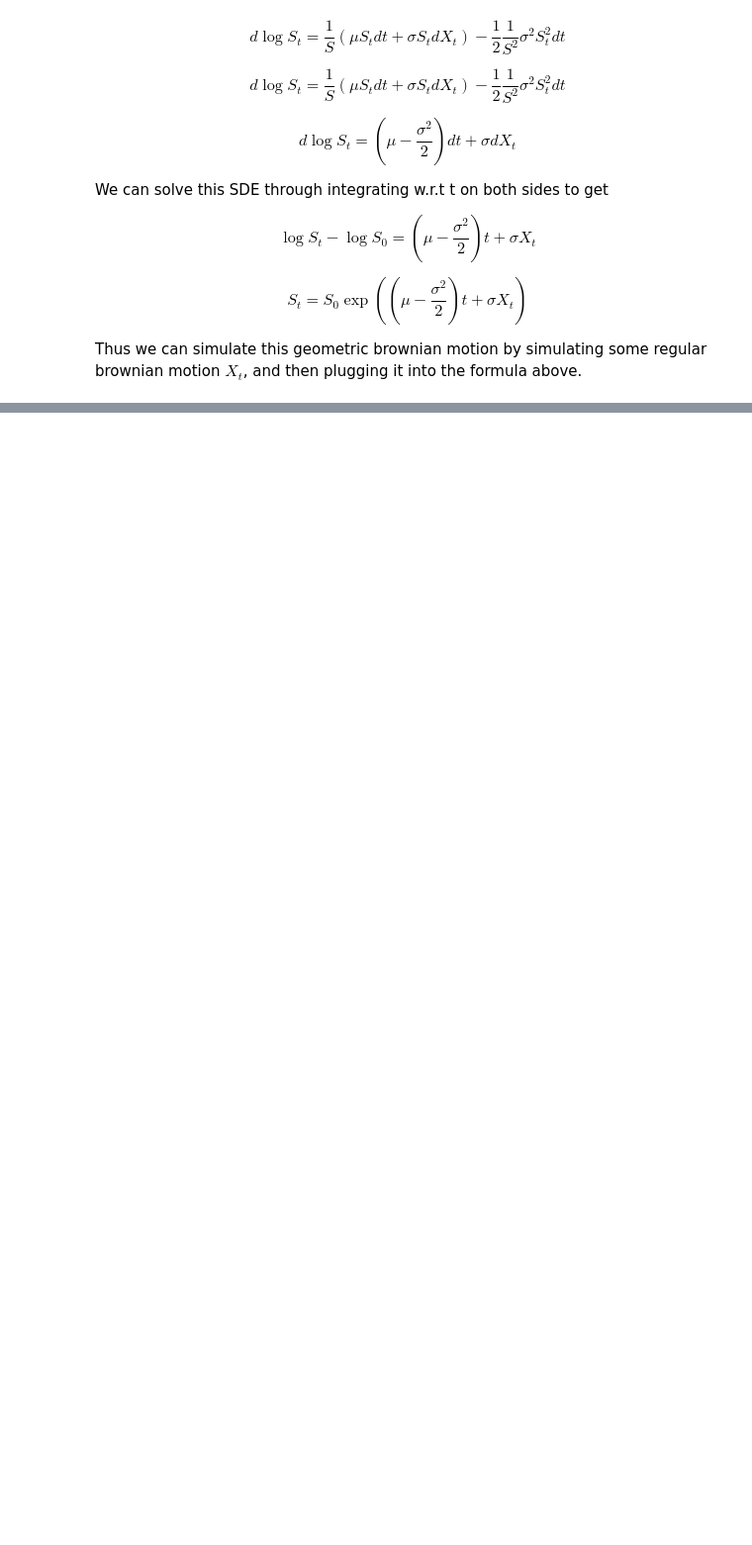
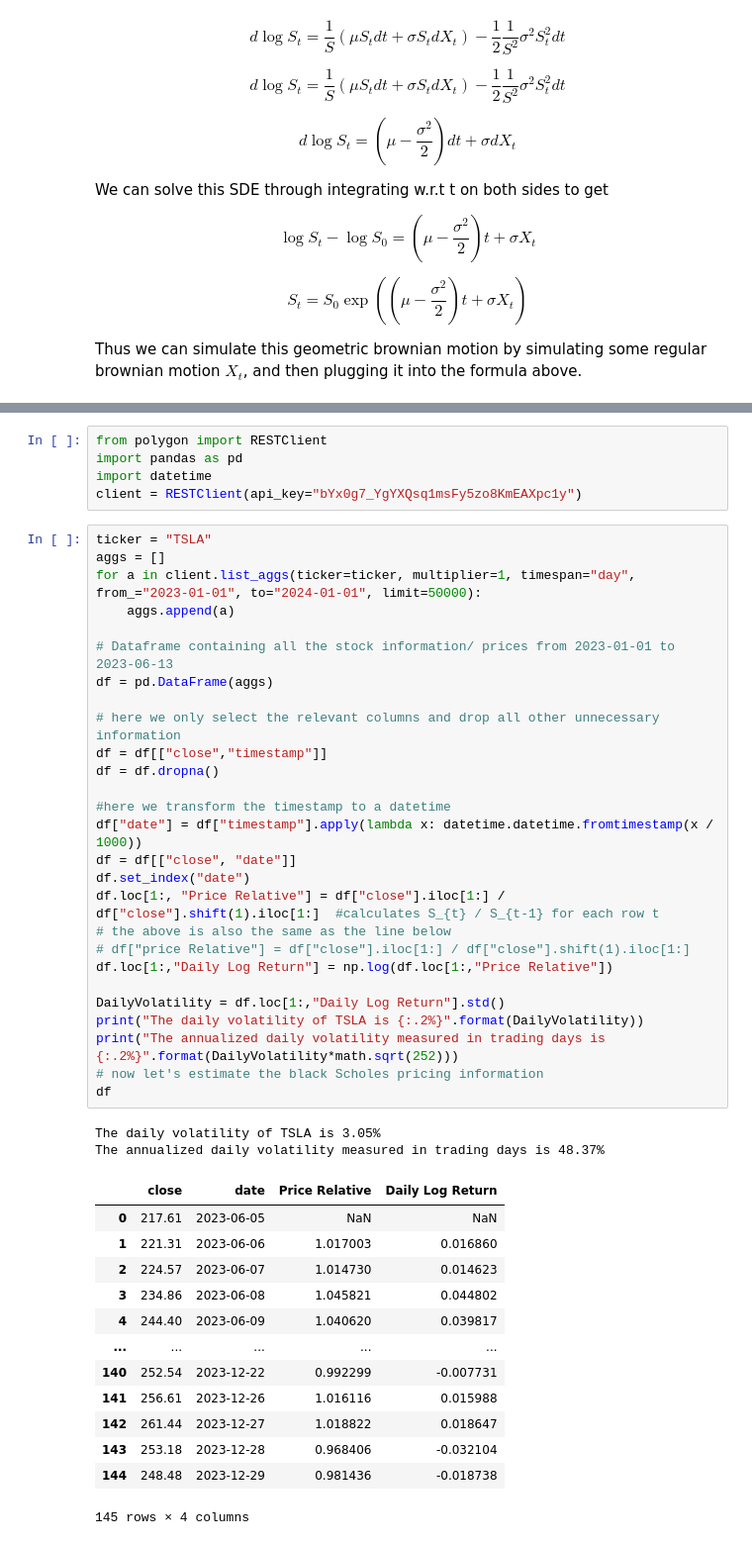
Before and after one commit to MarwanBit/Binomial-Black-Scholes-Pricing-Dashboard, a Jupyter notebook: backend/juypter_notebook_development/Black_Scholes_Analytically.ipynb, the cells around one changed output, grey strips where cells are left out. Shown at 99% size. Saved outputs shown, nothing was run; the diff lists cells and outputs as text; blank space fills up the shorter version.

Commit message:
calculating historical volatility for pricing the black-scholes model

```diff
--- a/backend/juypter_notebook_development/Black_Scholes_Analytically.ipynb
+++ b/backend/juypter_notebook_development/Black_Scholes_Analytically.ipynb
@@ -330,0 +361,48 @@ Text(0, 0.5, 'Asset Value')
+# %%
+from polygon import RESTClient
+import pandas as pd
+import datetime
+client = RESTClient(api_key="bYx0g7_YgYXQsq1msFy5zo8KmEAXpc1y")
+# %%
+ticker = "TSLA"
+aggs = []
+for a in client.list_aggs(ticker=ticker, multiplier=1, timespan="day", from_="2023-01-01", to="2024-01-01", limit=50000):
+    aggs.append(a)
+
+# Dataframe containing all the stock information/ prices from 2023-01-01 to 2023-06-13
+df = pd.DataFrame(aggs)
+
+# here we only select the relevant columns and drop all other unnecessary information
+df = df[["close","timestamp"]]
+df = df.dropna()
+
+#here we transform the timestamp to a datetime
+df["date"] = df["timestamp"].apply(lambda x: datetime.datetime.fromtimestamp(x / 1000))
+df = df[["close", "date"]]
+df.set_index("date")
+df.loc[1:, "Price Relative"] = df["close"].iloc[1:] / df["close"].shift(1).iloc[1:]  #calculates S_{t} / S_{t-1} for each row t
+# the above is also the same as the line below
+# df["price Relative"] = df["close"].iloc[1:] / df["close"].shift(1).iloc[1:]
+df.loc[1:,"Daily Log Return"] = np.log(df.loc[1:,"Price Relative"])
+
+DailyVolatility = df.loc[1:,"Daily Log Return"].std()
+print("The daily volatility of TSLA is {:.2%}".format(DailyVolatility))
+print("The annualized daily volatility measured in trading days is {:.2%}".format(DailyVolatility*math.sqrt(252)))
+# now let's estimate the black Scholes pricing information
+df
+# %% [output]
+The daily volatility of TSLA is 3.05%
+The annualized daily volatility measured in trading days is 48.37%
+|  | close | date | Price Relative | Daily Log Return |
+| 0 | 217.61 | 2023-06-05 | NaN | NaN |
+| 1 | 221.31 | 2023-06-06 | 1.017003 | 0.016860 |
+| 2 | 224.57 | 2023-06-07 | 1.014730 | 0.014623 |
+| 3 | 234.86 | 2023-06-08 | 1.045821 | 0.044802 |
+| 4 | 244.40 | 2023-06-09 | 1.040620 | 0.039817 |
+| ... | ... | ... | ... | ... |
+| 140 | 252.54 | 2023-12-22 | 0.992299 | -0.007731 |
+| 141 | 256.61 | 2023-12-26 | 1.016116 | 0.015988 |
+| 142 | 261.44 | 2023-12-27 | 1.018822 | 0.018647 |
+| 143 | 253.18 | 2023-12-28 | 0.968406 | -0.032104 |
+| 144 | 248.48 | 2023-12-29 | 0.981436 | -0.018738 |
+145 rows × 4 columns
```
Also changed, not shown: parts of 4 cells of this notebook.
